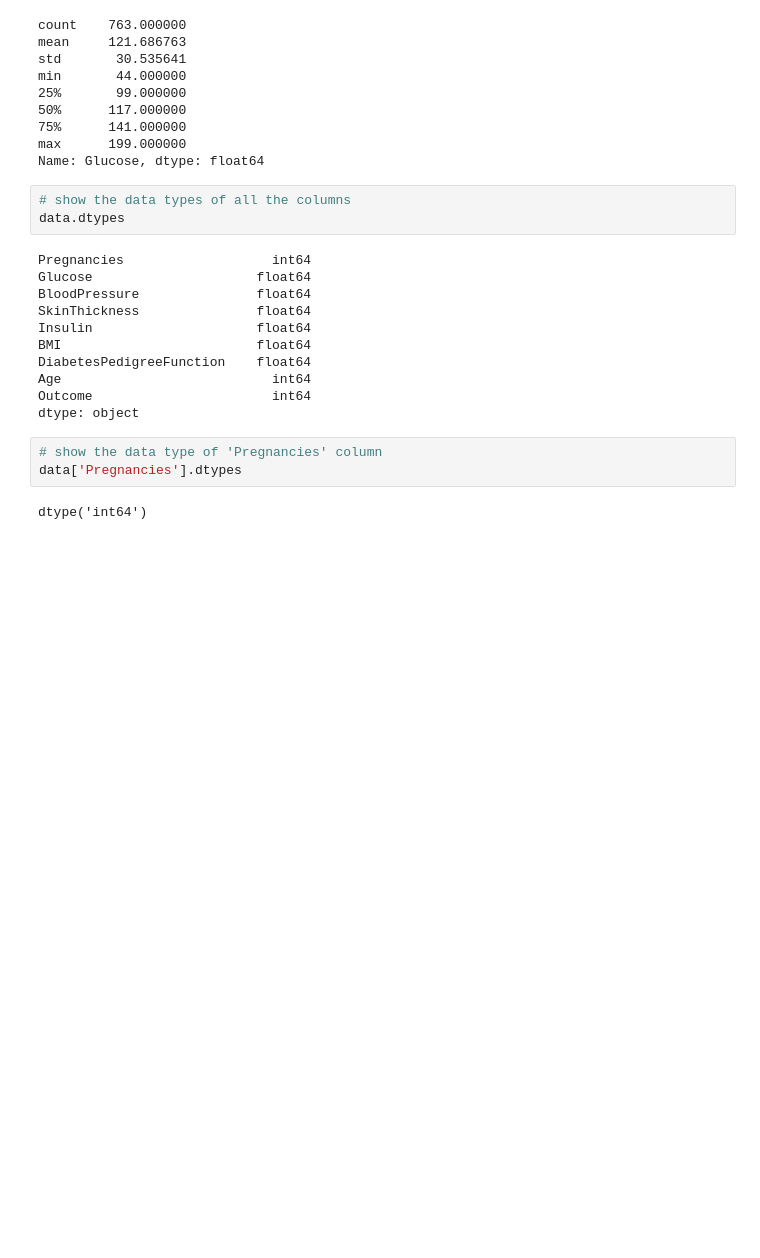
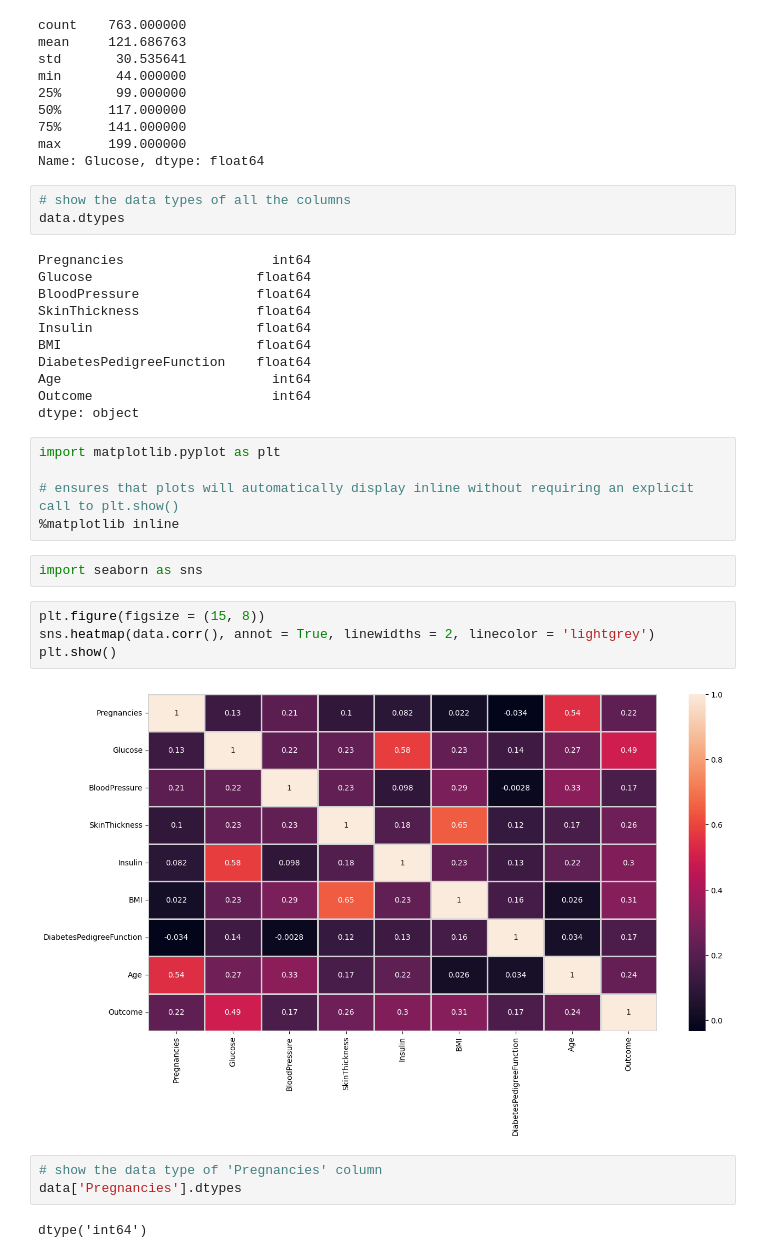
Before and after one commit to waliulrayhan/Data-Mining-and-Data-Warehousing-Lab, a Jupyter notebook: LR_SVM_DT_KNN_MLP_RF_GB_LGB/Classification_diabetes.ipynb, the cells around one changed output. Saved outputs shown, nothing was run; the diff lists cells and outputs as text; blank space fills up the shorter version.

```diff
--- a/LR_SVM_DT_KNN_MLP_RF_GB_LGB/Classification_diabetes.ipynb
+++ b/LR_SVM_DT_KNN_MLP_RF_GB_LGB/Classification_diabetes.ipynb
@@ -133,6 +133,19 @@ DiabetesPedigreeFunction    float64
 Age                           int64
 Outcome                       int64
 dtype: object
+# %%
+import matplotlib.pyplot as plt
+
+# ensures that plots will automatically display inline without requiring an explicit call to plt.show()
+%matplotlib inline
+# %%
+import seaborn as sns
+# %%
+plt.figure(figsize = (15, 8))
+sns.heatmap(data.corr(), annot = True, linewidths = 2, linecolor = 'lightgrey')
+plt.show()
+# %% [output]
+[figure, added]
 # %%
 # show the data type of 'Pregnancies' column
 data['Pregnancies'].dtypes
```
Also changed, not shown: parts of 2 cells of this notebook.
